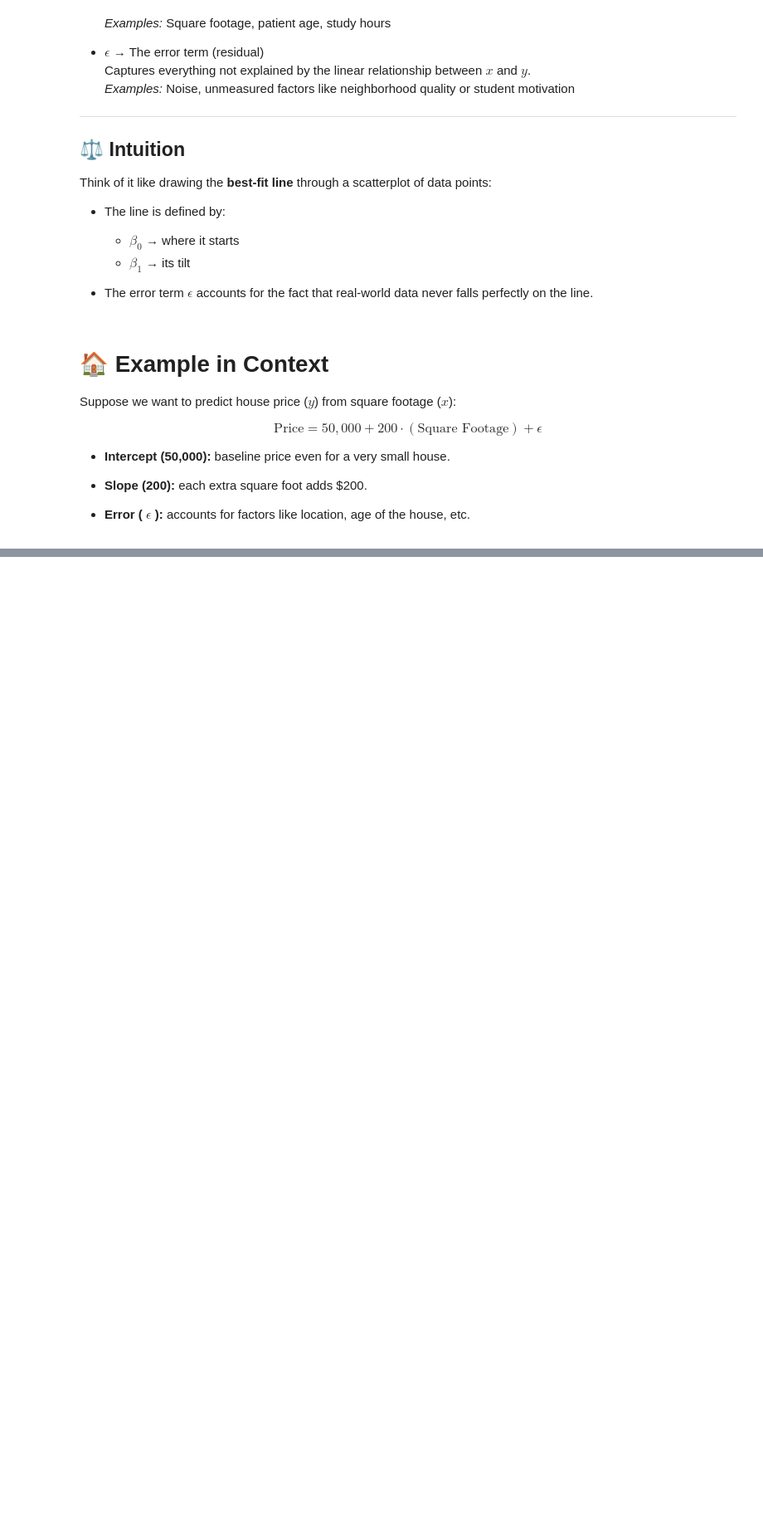
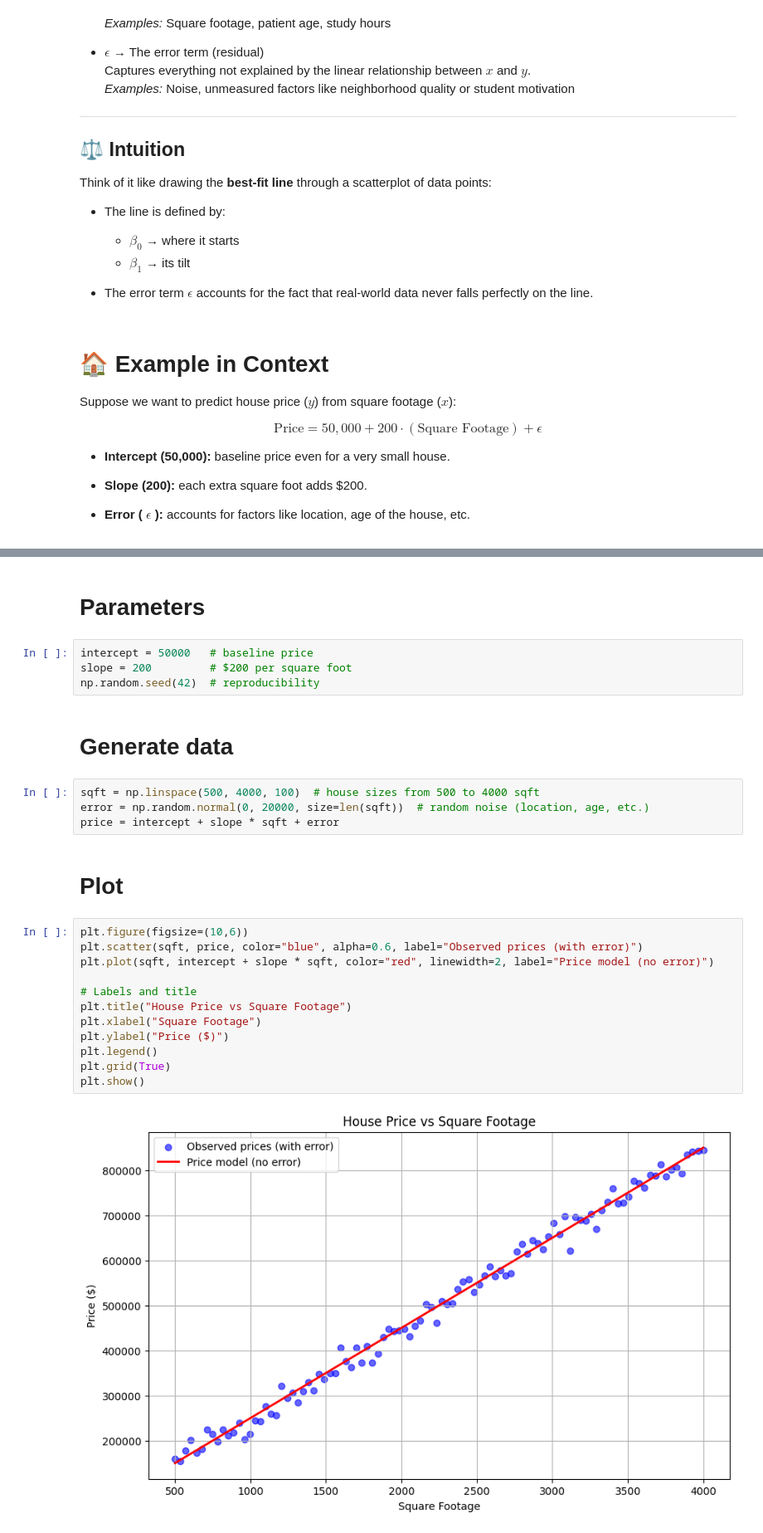
Before and after one commit to progressivepull/Artificial-Intelligence-Deep-Dives, a Jupyter notebook: AWS_AI_Practitioner/work-space/sandbox/Linear_Regression.ipynb, the cells around one changed output, grey strips where cells are left out. Shown at 83% size. Saved outputs shown, nothing was run; the diff lists cells and outputs as text; blank space fills up the shorter version.

```diff
--- a/AWS_AI_Practitioner/work-space/sandbox/Linear_Regression.ipynb
+++ b/AWS_AI_Practitioner/work-space/sandbox/Linear_Regression.ipynb
@@ -59,0 +63,28 @@ $$
+# %% [markdown]
+# Parameters
+# %%
+intercept = 50000   # baseline price
+slope = 200         # $200 per square foot
+np.random.seed(42)  # reproducibility
+# %% [markdown]
+# Generate data
+# %%
+sqft = np.linspace(500, 4000, 100)  # house sizes from 500 to 4000 sqft
+error = np.random.normal(0, 20000, size=len(sqft))  # random noise (location, age, etc.)
+price = intercept + slope * sqft + error
+# %% [markdown]
+# Plot
+# %%
+plt.figure(figsize=(10,6))
+plt.scatter(sqft, price, color="blue", alpha=0.6, label="Observed prices (with error)")
+plt.plot(sqft, intercept + slope * sqft, color="red", linewidth=2, label="Price model (no error)")
+
+# Labels and title
+plt.title("House Price vs Square Footage")
+plt.xlabel("Square Footage")
+plt.ylabel("Price ($)")
+plt.legend()
+plt.grid(True)
+plt.show()
+# %% [output]
+[figure, added]
```
Also changed, not shown: parts of 2 cells of this notebook, 3 other files.
